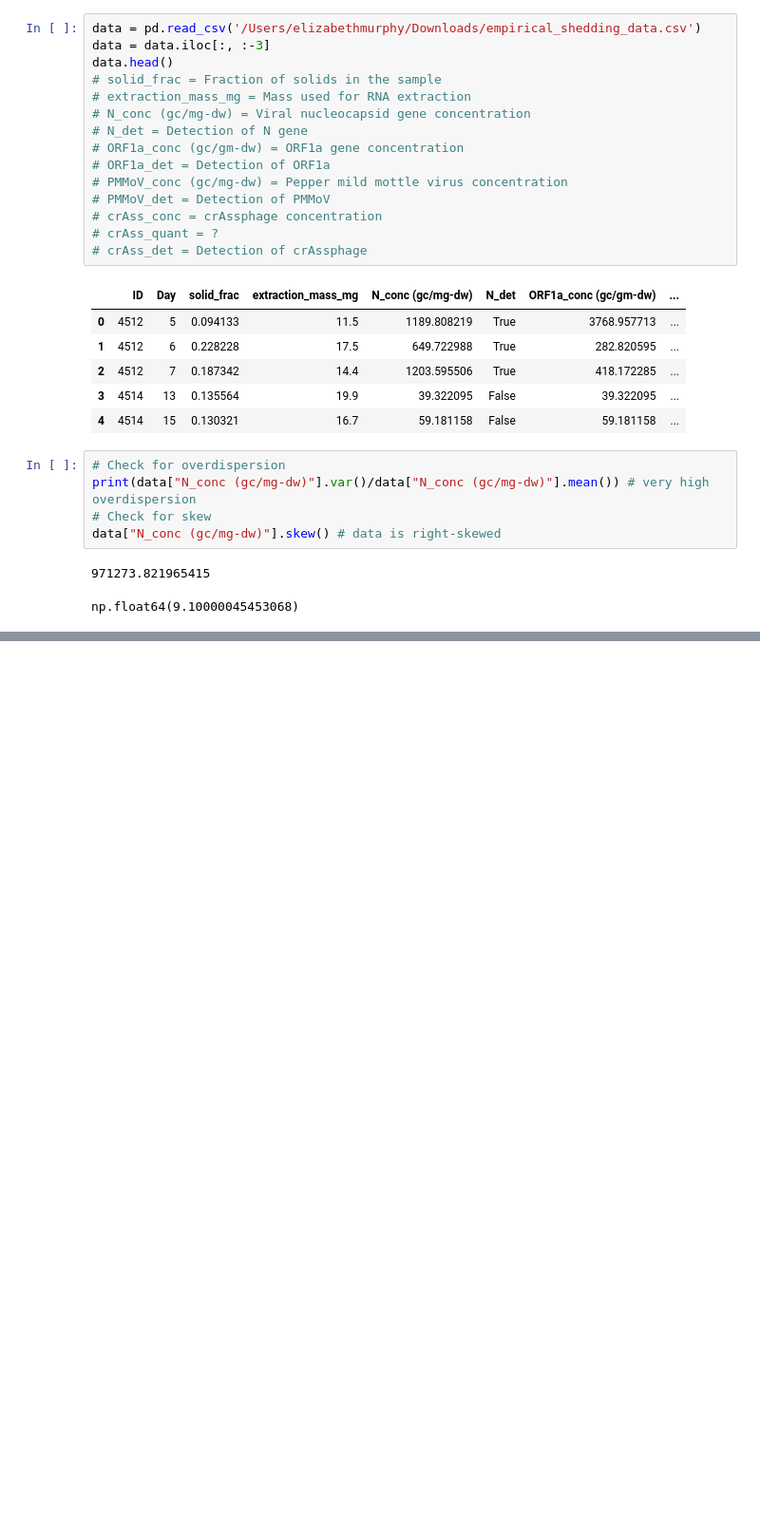
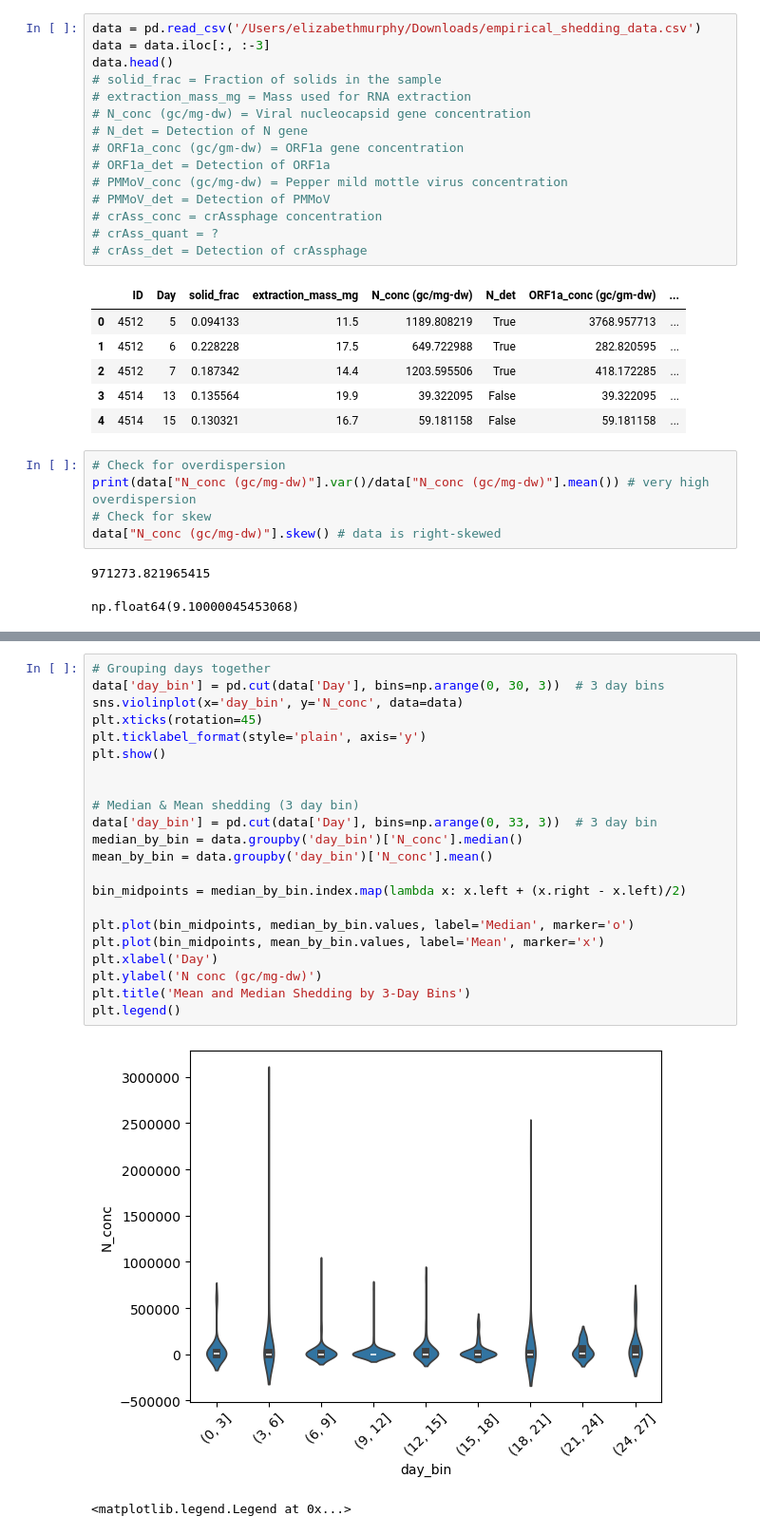
Before and after one commit to elizabethmurphy24/SRTI, a Jupyter notebook: Estimate shedding kernel.ipynb, the cells around one changed output, grey strips where cells are left out. Shown: that part at 95% size. Drawn from its saved outputs; the diff is of its cells as text; blank space fills up the shorter version.

```diff
--- a/Estimate shedding kernel.ipynb
+++ b/Estimate shedding kernel.ipynb
@@ -61,0 +83,25 @@ print((data['N_conc'] <= 0).sum())
+# %%
+# Grouping days together
+data['day_bin'] = pd.cut(data['Day'], bins=np.arange(0, 30, 3))  # 3 day bins
+sns.violinplot(x='day_bin', y='N_conc', data=data)
+plt.xticks(rotation=45)
+plt.ticklabel_format(style='plain', axis='y')
+plt.show()
+
+
+# Median & Mean shedding (3 day bin)
+data['day_bin'] = pd.cut(data['Day'], bins=np.arange(0, 33, 3))  # 3 day bin
+median_by_bin = data.groupby('day_bin')['N_conc'].median()
+mean_by_bin = data.groupby('day_bin')['N_conc'].mean()
+
+bin_midpoints = median_by_bin.index.map(lambda x: x.left + (x.right - x.left)/2)
+
+plt.plot(bin_midpoints, median_by_bin.values, label='Median', marker='o')
+plt.plot(bin_midpoints, mean_by_bin.values, label='Mean', marker='x')
+plt.xlabel('Day')
+plt.ylabel('N conc (gc/mg-dw)')
+plt.title('Mean and Median Shedding by 3-Day Bins')
+plt.legend()
+# %% [output]
+[figure, added]
+<matplotlib.legend.Legend at 0x...>
```
Also changed, not shown: parts of 7 cells of this notebook.
